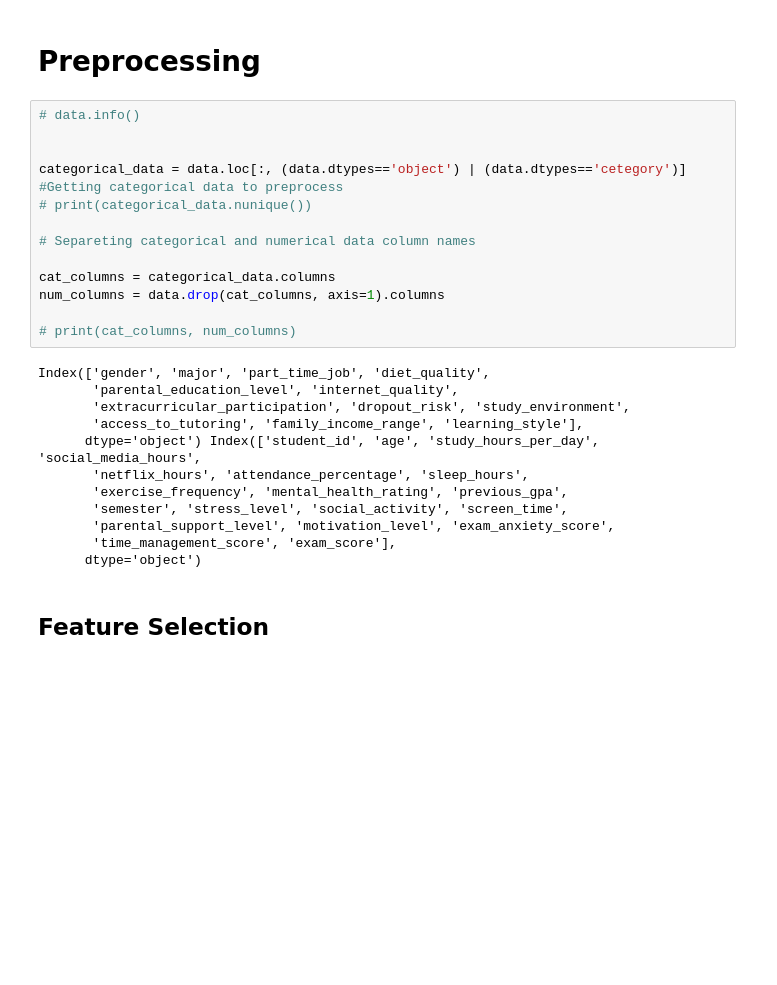
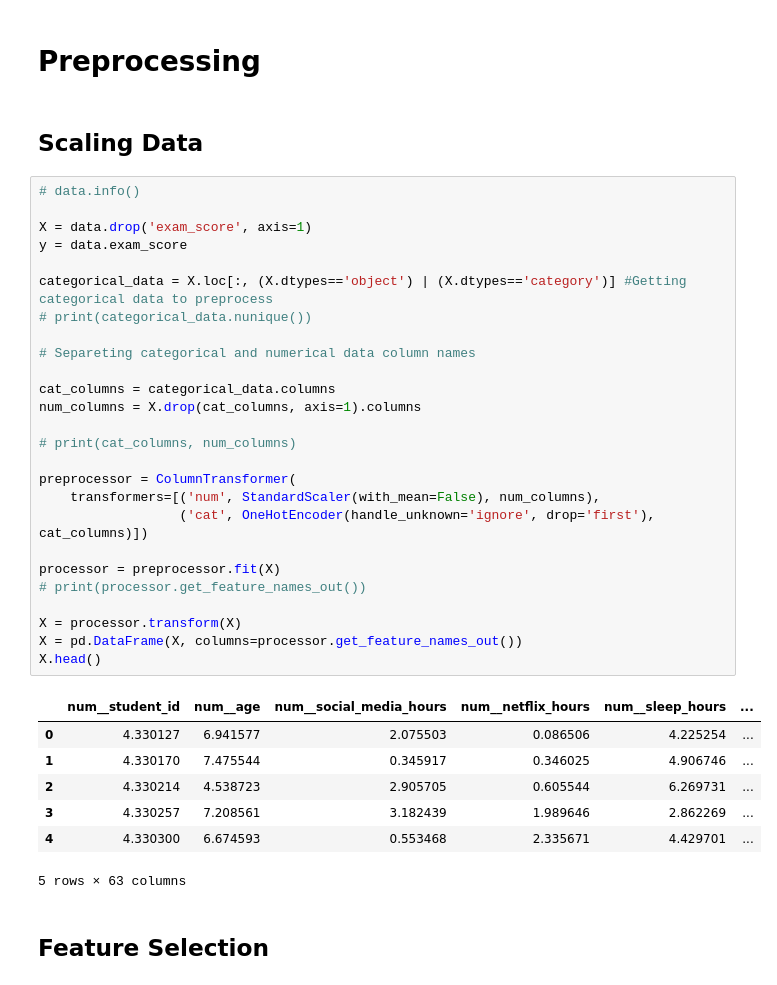
Before and after one commit to 5h33p/ANFIS, a Jupyter notebook: Development.ipynb, the cells around one changed output. Drawn from its saved outputs; the diff is of its cells as text; blank space fills up the shorter version.

```diff
--- a/Development.ipynb
+++ b/Development.ipynb
@@ -197,30 +196,41 @@ plt.show()
 # %% [markdown]
 # Preprocessing
+# %% [markdown]
+## Scaling Data
 # %%
 # data.info()
 
+X = data.drop('exam_score', axis=1)
+y = data.exam_score
 
-categorical_data = data.loc[:, (data.dtypes=='object') | (data.dtypes=='cetegory')] #Getting categorical data to preprocess
+categorical_data = X.loc[:, (X.dtypes=='object') | (X.dtypes=='category')] #Getting categorical data to preprocess
 # print(categorical_data.nunique())
 
 # Separeting categorical and numerical data column names
 
 cat_columns = categorical_data.columns
-num_columns = data.drop(cat_columns, axis=1).columns
+num_columns = X.drop(cat_columns, axis=1).columns
 
 # print(cat_columns, num_columns)
+
+preprocessor = ColumnTransformer(
+    transformers=[('num', StandardScaler(with_mean=False), num_columns),
+                  ('cat', OneHotEncoder(handle_unknown='ignore', drop='first'), cat_columns)])
+
+processor = preprocessor.fit(X)
+# print(processor.get_feature_names_out())
+
+X = processor.transform(X)
+X = pd.DataFrame(X, columns=processor.get_feature_names_out())
+X.head()
 # %% [output]
+|  | num__student_id | num__age | num__social_media_hours | num__netflix_hours | num__sleep_hours | ... |
+| 0 | 4.330127 | 6.941577 | 2.075503 | 0.086506 | 4.225254 | ... |
+| 1 | 4.330170 | 7.475544 | 0.345917 | 0.346025 | 4.906746 | ... |
+| 2 | 4.330214 | 4.538723 | 2.905705 | 0.605544 | 6.269731 | ... |
+| 3 | 4.330257 | 7.208561 | 3.182439 | 1.989646 | 2.862269 | ... |
+| 4 | 4.330300 | 6.674593 | 0.553468 | 2.335671 | 4.429701 | ... |
-Index(['gender', 'major', 'part_time_job', 'diet_quality',
-       'parental_education_level', 'internet_quality',
-       'extracurricular_participation', 'dropout_risk', 'study_environment',
-       'access_to_tutoring', 'family_income_range', 'learning_style'],
-      dtype='object') Index(['student_id', 'age', 'study_hours_per_day', 'social_media_hours',
-       'netflix_hours', 'attendance_percentage', 'sleep_hours',
-       'exercise_frequency', 'mental_health_rating', 'previous_gpa',
-       'semester', 'stress_level', 'social_activity', 'screen_time',
-       'parental_support_level', 'motivation_level', 'exam_anxiety_score',
-       'time_management_score', 'exam_score'],
-      dtype='object')
+5 rows × 63 columns
 # %% [markdown]
 ## Feature Selection
 # %% [markdown]
```
Also changed, not shown: parts of 30 cells of this notebook.
